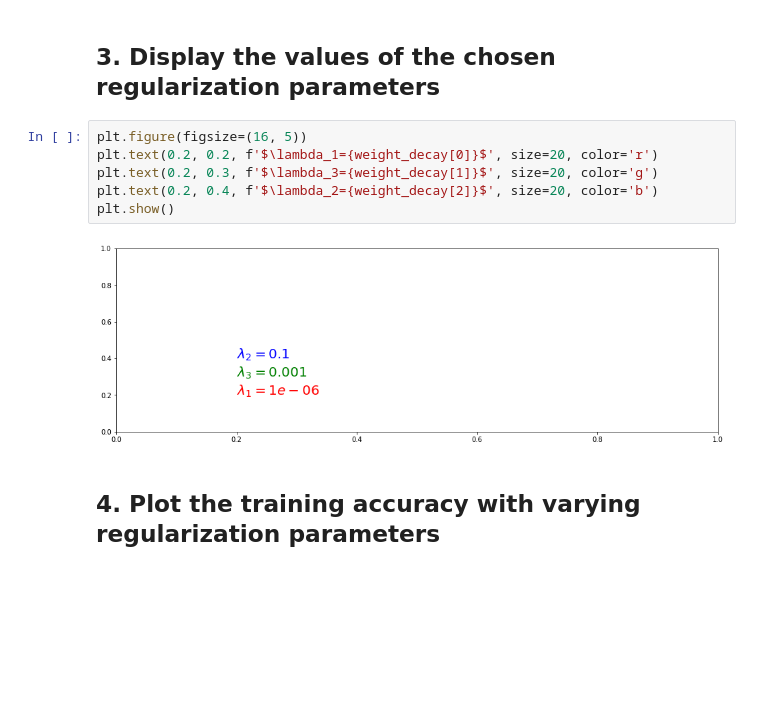
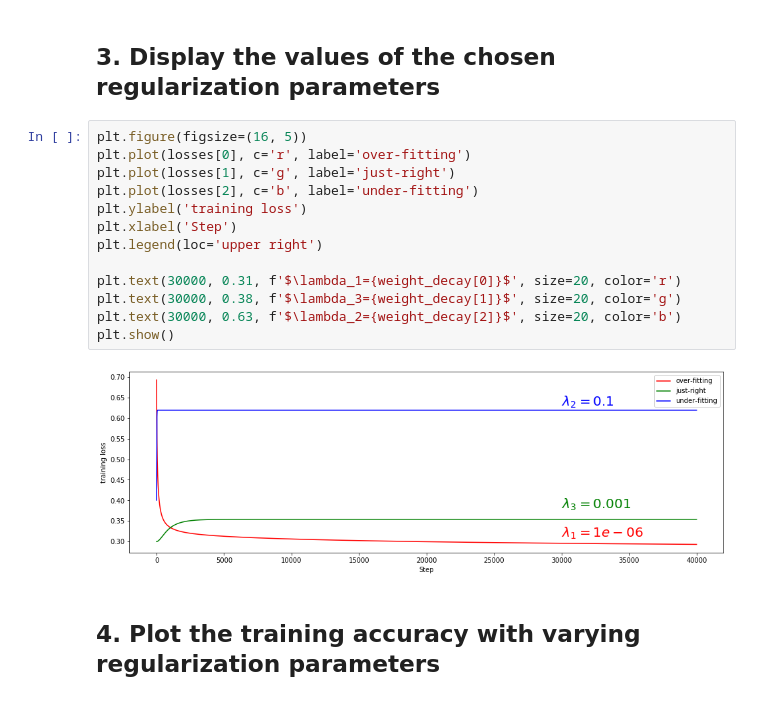
Before and after one commit to wonbeomjang/CAU54161-Machine-learning-class, a Jupyter notebook: Assignment_07/Assignment_07.ipynb, the cells around one changed output. Drawn from its saved outputs; the diff is of its cells as text; blank space fills up the shorter version.

```diff
--- a/Assignment_07/Assignment_07.ipynb
+++ b/Assignment_07/Assignment_07.ipynb
@@ -115,12 +115,19 @@ plt.show()
 ## 3. Display the values of the chosen regularization parameters
 # %%
 plt.figure(figsize=(16, 5))
-plt.text(0.2, 0.2, f'$\lambda_1={weight_decay[0]}$', size=20, color='r')
-plt.text(0.2, 0.3, f'$\lambda_3={weight_decay[1]}$', size=20, color='g')
-plt.text(0.2, 0.4, f'$\lambda_2={weight_decay[2]}$', size=20, color='b')
+plt.plot(losses[0], c='r', label='over-fitting')
+plt.plot(losses[1], c='g', label='just-right')
+plt.plot(losses[2], c='b', label='under-fitting')
+plt.ylabel('training loss')
+plt.xlabel('Step')
+plt.legend(loc='upper right')
+
+plt.text(30000, 0.31, f'$\lambda_1={weight_decay[0]}$', size=20, color='r')
+plt.text(30000, 0.38, f'$\lambda_3={weight_decay[1]}$', size=20, color='g')
+plt.text(30000, 0.63, f'$\lambda_2={weight_decay[2]}$', size=20, color='b')
 plt.show()
 # %% [output]
-[figure, old version]
+[figure, new version]
 # %% [markdown]
 ## 4. Plot the training accuracy with varying regularization parameters
 # %%
```
Also changed, not shown: parts of 2 cells of this notebook.
